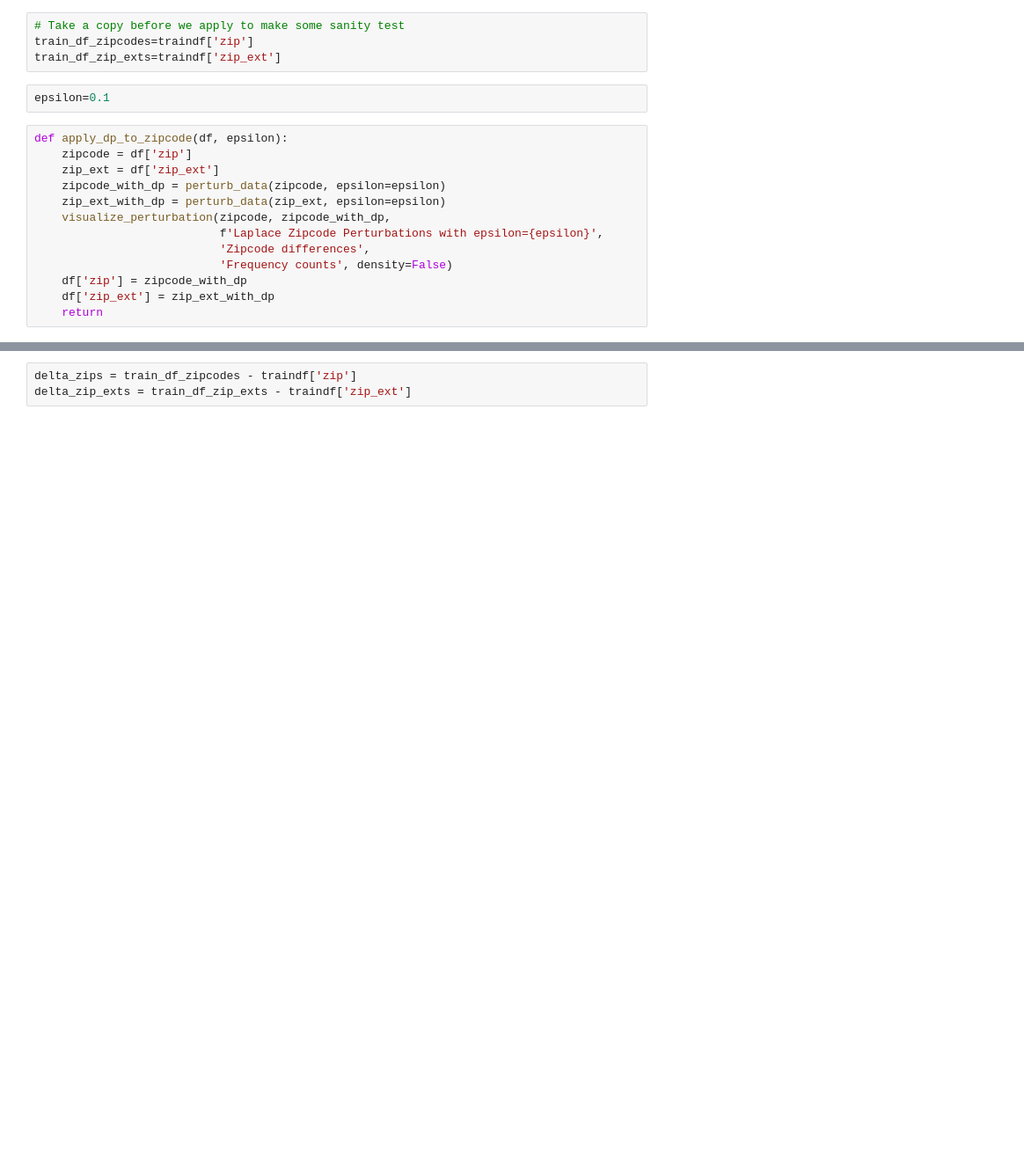
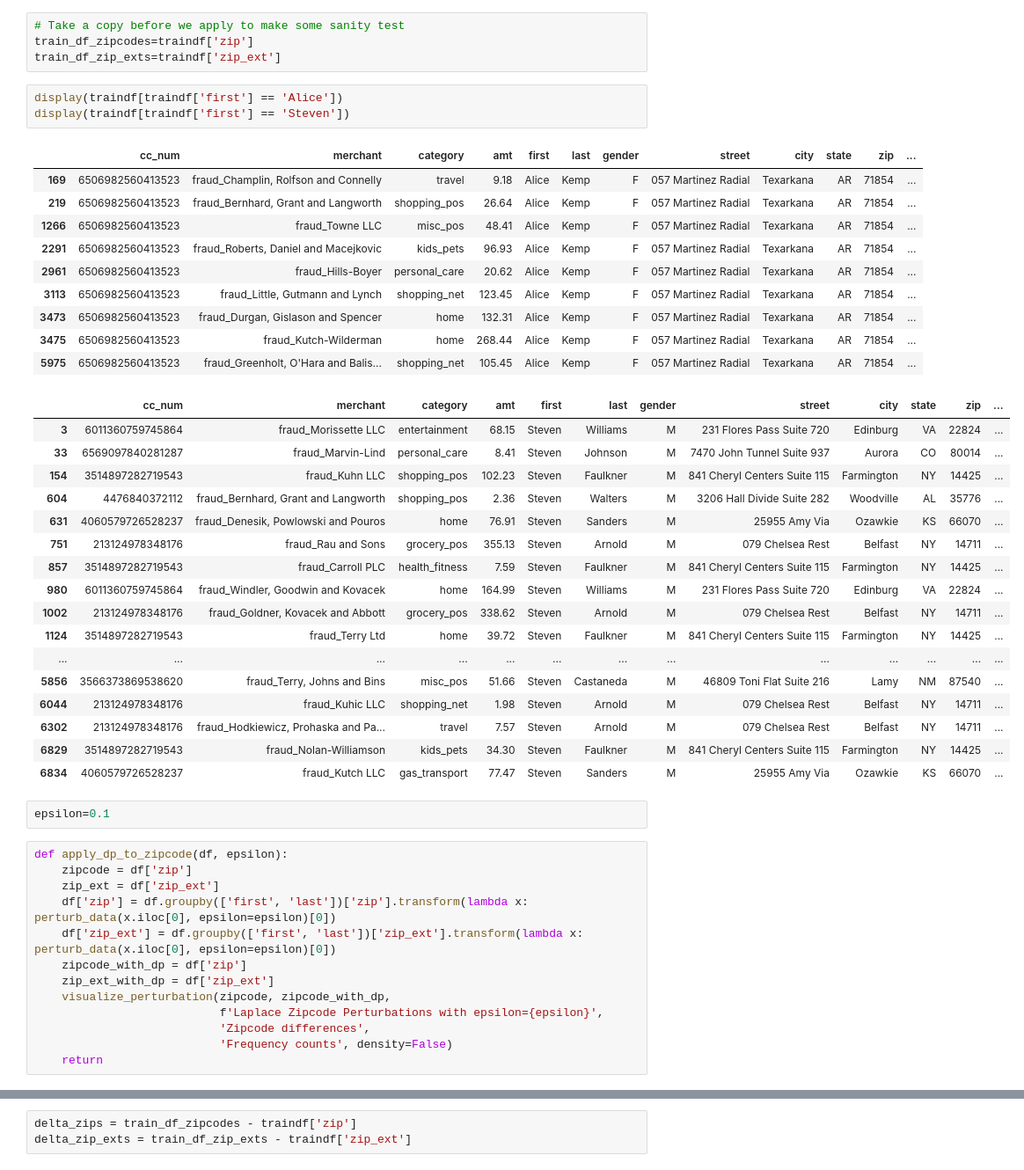
Before and after one commit to pals-ucb/privacy-veil, a Jupyter notebook: pv_notebooks/cc_fraud_alpaca_training_dp_usecase_apply.ipynb, the cells around one changed output, grey strips where cells are left out. Shown at 88% size. Drawn from its saved outputs; the diff is of its cells as text; blank space fills up the shorter version.

```diff
--- a/pv_notebooks/cc_fraud_alpaca_training_dp_usecase_apply.ipynb
+++ b/pv_notebooks/cc_fraud_alpaca_training_dp_usecase_apply.ipynb
@@ -29,20 +31,51 @@ testdf = pd.read_csv(test_dataset, usecols=range(1,numcols))
 # Take a copy before we apply to make some sanity test
 train_df_zipcodes=traindf['zip']
 train_df_zip_exts=traindf['zip_ext']
+# %%
+display(traindf[traindf['first'] == 'Alice'])
+display(traindf[traindf['first'] == 'Steven'])
+# %% [output]
+|  | cc_num | merchant | category | amt | first | last | gender | street | city | state | zip | ... |
+| 169 | 6506982560413523 | fraud_Champlin, Rolfson and Connelly | travel | 9.18 | Alice | Kemp | F | 057 Martinez Radial | Texarkana | AR | 71854 | ... |
+| 219 | 6506982560413523 | fraud_Bernhard, Grant and Langworth | shopping_pos | 26.64 | Alice | Kemp | F | 057 Martinez Radial | Texarkana | AR | 71854 | ... |
+| 1266 | 6506982560413523 | fraud_Towne LLC | misc_pos | 48.41 | Alice | Kemp | F | 057 Martinez Radial | Texarkana | AR | 71854 | ... |
+| 2291 | 6506982560413523 | fraud_Roberts, Daniel and Macejkovic | kids_pets | 96.93 | Alice | Kemp | F | 057 Martinez Radial | Texarkana | AR | 71854 | ... |
+| 2961 | 6506982560413523 | fraud_Hills-Boyer | personal_care | 20.62 | Alice | Kemp | F | 057 Martinez Radial | Texarkana | AR | 71854 | ... |
+| 3113 | 6506982560413523 | fraud_Little, Gutmann and Lynch | shopping_net | 123.45 | Alice | Kemp | F | 057 Martinez Radial | Texarkana | AR | 71854 | ... |
+| 3473 | 6506982560413523 | fraud_Durgan, Gislason and Spencer | home | 132.31 | Alice | Kemp | F | 057 Martinez Radial | Texarkana | AR | 71854 | ... |
+| 3475 | 6506982560413523 | fraud_Kutch-Wilderman | home | 268.44 | Alice | Kemp | F | 057 Martinez Radial | Texarkana | AR | 71854 | ... |
+| 5975 | 6506982560413523 | fraud_Greenholt, O'Hara and Balis... | shopping_net | 105.45 | Alice | Kemp | F | 057 Martinez Radial | Texarkana | AR | 71854 | ... |
+|  | cc_num | merchant | category | amt | first | last | gender | street | city | state | zip | ... |
+| 3 | 6011360759745864 | fraud_Morissette LLC | entertainment | 68.15 | Steven | Williams | M | 231 Flores Pass Suite 720 | Edinburg | VA | 22824 | ... |
+| 33 | 6569097840281287 | fraud_Marvin-Lind | personal_care | 8.41 | Steven | Johnson | M | 7470 John Tunnel Suite 937 | Aurora | CO | 80014 | ... |
+| 154 | 3514897282719543 | fraud_Kuhn LLC | shopping_pos | 102.23 | Steven | Faulkner | M | 841 Cheryl Centers Suite 115 | Farmington | NY | 14425 | ... |
+| 604 | 4476840372112 | fraud_Bernhard, Grant and Langworth | shopping_pos | 2.36 | Steven | Walters | M | 3206 Hall Divide Suite 282 | Woodville | AL | 35776 | ... |
+| 631 | 4060579726528237 | fraud_Denesik, Powlowski and Pouros | home | 76.91 | Steven | Sanders | M | 25955 Amy Via | Ozawkie | KS | 66070 | ... |
+| 751 | 213124978348176 | fraud_Rau and Sons | grocery_pos | 355.13 | Steven | Arnold | M | 079 Chelsea Rest | Belfast | NY | 14711 | ... |
+| 857 | 3514897282719543 | fraud_Carroll PLC | health_fitness | 7.59 | Steven | Faulkner | M | 841 Cheryl Centers Suite 115 | Farmington | NY | 14425 | ... |
+| 980 | 6011360759745864 | fraud_Windler, Goodwin and Kovacek | home | 164.99 | Steven | Williams | M | 231 Flores Pass Suite 720 | Edinburg | VA | 22824 | ... |
+| 1002 | 213124978348176 | fraud_Goldner, Kovacek and Abbott | grocery_pos | 338.62 | Steven | Arnold | M | 079 Chelsea Rest | Belfast | NY | 14711 | ... |
+| 1124 | 3514897282719543 | fraud_Terry Ltd | home | 39.72 | Steven | Faulkner | M | 841 Cheryl Centers Suite 115 | Farmington | NY | 14425 | ... |
+| ... | ... | ... | ... | ... | ... | ... | ... | ... | ... | ... | ... | ... |
+| 5856 | 3566373869538620 | fraud_Terry, Johns and Bins | misc_pos | 51.66 | Steven | Castaneda | M | 46809 Toni Flat Suite 216 | Lamy | NM | 87540 | ... |
+| 6044 | 213124978348176 | fraud_Kuhic LLC | shopping_net | 1.98 | Steven | Arnold | M | 079 Chelsea Rest | Belfast | NY | 14711 | ... |
+| 6302 | 213124978348176 | fraud_Hodkiewicz, Prohaska and Pa... | travel | 7.57 | Steven | Arnold | M | 079 Chelsea Rest | Belfast | NY | 14711 | ... |
+| 6829 | 3514897282719543 | fraud_Nolan-Williamson | kids_pets | 34.30 | Steven | Faulkner | M | 841 Cheryl Centers Suite 115 | Farmington | NY | 14425 | ... |
+| 6834 | 4060579726528237 | fraud_Kutch LLC | gas_transport | 77.47 | Steven | Sanders | M | 25955 Amy Via | Ozawkie | KS | 66070 | ... |
 # %%
 epsilon=0.1
 # %%
 def apply_dp_to_zipcode(df, epsilon):
     zipcode = df['zip']
     zip_ext = df['zip_ext']
-    zipcode_with_dp = perturb_data(zipcode, epsilon=epsilon)
-    zip_ext_with_dp = perturb_data(zip_ext, epsilon=epsilon)
+    df['zip'] = df.groupby(['first', 'last'])['zip'].transform(lambda x: perturb_data(x.iloc[0], epsilon=epsilon)[0])
+    df['zip_ext'] = df.groupby(['first', 'last'])['zip_ext'].transform(lambda x: perturb_data(x.iloc[0], epsilon=epsilon)[0])
+    zipcode_with_dp = df['zip']
+    zip_ext_with_dp = df['zip_ext']
     visualize_perturbation(zipcode, zipcode_with_dp,
                            f'Laplace Zipcode Perturbations with epsilon={epsilon}',
                            'Zipcode differences',
                            'Frequency counts', density=False)
-    df['zip'] = zipcode_with_dp
-    df['zip_ext'] = zip_ext_with_dp
     return
 # %%
 apply_dp_to_zipcode(traindf, epsilon)
```
Also changed, not shown: parts of 8 cells of this notebook, 6 other files.
